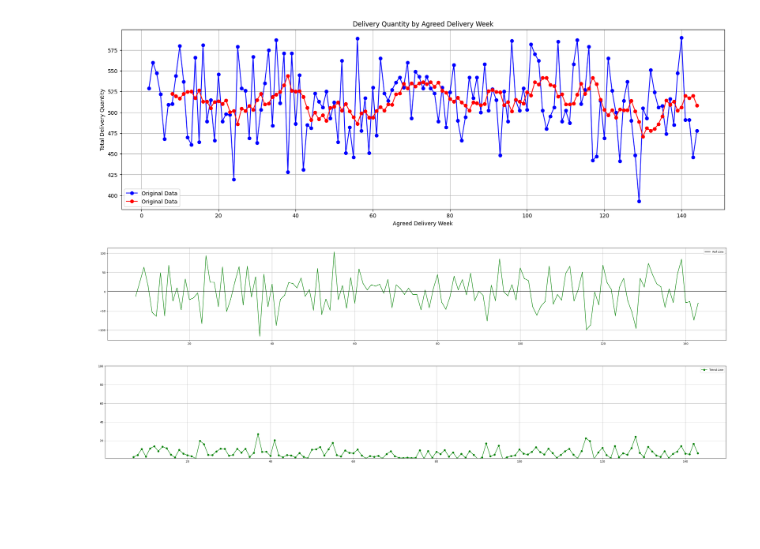
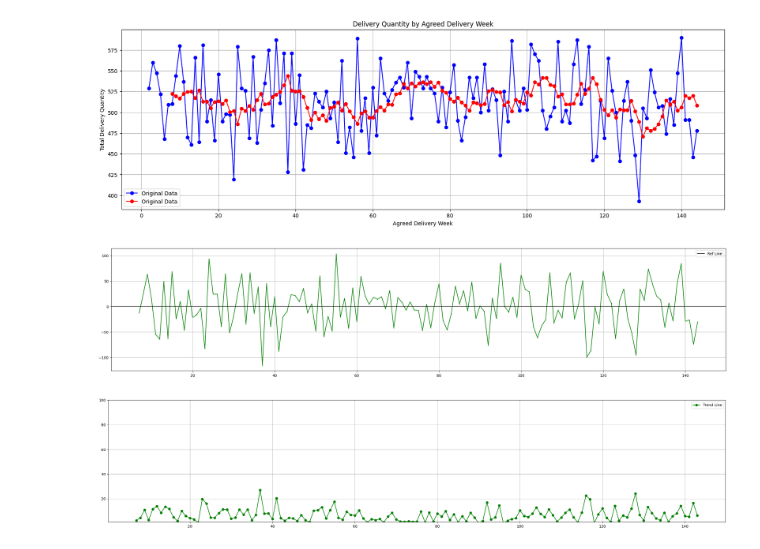
Before and after one commit to namolert/project-pattern, a Jupyter notebook: project-pattern-jacky/Dataco_Challenge_1/PatternRecog_SupplyChainAnalysis_ ver2.ipynb, the cells around one changed output. Cells and saved outputs as stored; diff of their text form; code cells hidden in the pictures; blank space fills up the shorter version.

```diff
--- a/project-pattern-jacky/Dataco_Challenge_1/PatternRecog_SupplyChainAnalysis_ ver2.ipynb
+++ b/project-pattern-jacky/Dataco_Challenge_1/PatternRecog_SupplyChainAnalysis_ ver2.ipynb
@@ -285,23 +298,23 @@ plt.show()
 [figure]
 # %%
 
-plt.figure(figsize=(40, 6))
+plt.figure(figsize=(30, 6))
 # plt.plot(df['moving_avg']-df['order_qty'], color='red', marker='o', linestyle='-', label='Trend Line')
 plt.plot( df['order_item_quantity']-df['moving_avg'], color='green', marker='o', linestyle='-', markersize=1)
 plt.axhline(y=0, color='black', linestyle='-', label='Ref Line')
 
 plt.grid(True)
 plt.legend()  # Show legend
 plt.show()
 
-plt.figure(figsize=(40, 6))
+plt.figure(figsize=(30, 6))
 # plt.plot( (abs(df['moving_avg'] - df['order_qty']) / df['order_qty']) * 100, color='red', marker='o', linestyle='-', label='Trend Line')
 plt.plot( (abs(df['order_item_quantity'] - df['moving_avg']) / df['order_item_quantity']) * 100, color='green', marker='o', linestyle='-', label='Trend Line')
 
 plt.grid(True)
 plt.legend()  # Show legend
 plt.ylim(1, 100)  # Set y-axis limits
 plt.show()
 # %% [output]
-[figure, old version]
+[figure, new version]
-[figure, old version]
+[figure, new version]
```
Also changed, not shown: parts of 1 cell of this notebook, 13 other files.
